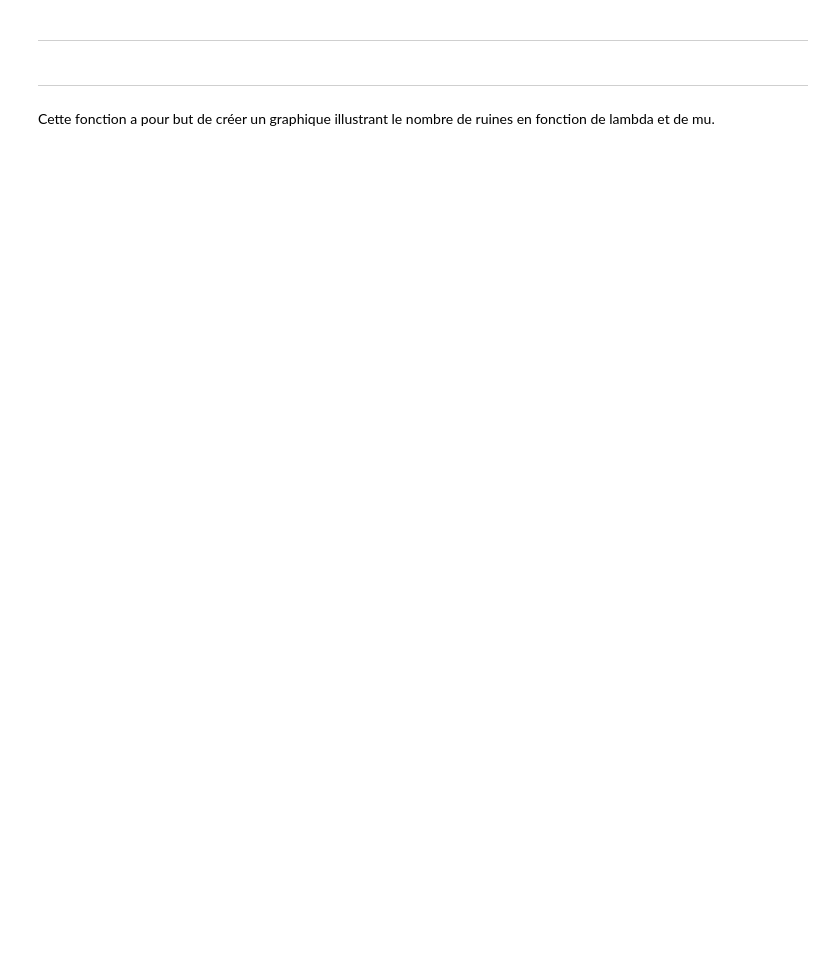
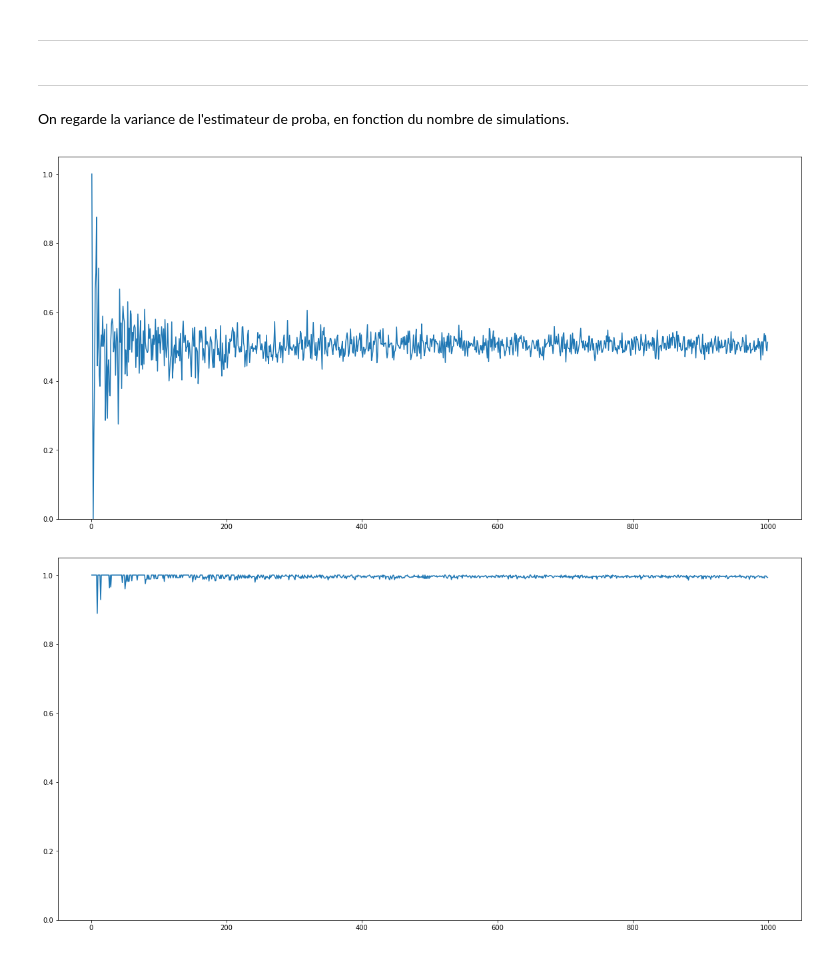
Before and after one commit to Oneway81/Grp-Tra-App, a Jupyter notebook: rendu.ipynb, the cells around one changed output. Cells and saved outputs as stored; diff of their text form; code cells hidden in the pictures; blank space fills up the shorter version.

```diff
--- a/rendu.ipynb
+++ b/rendu.ipynb
@@ -319,5 +185,28 @@ A chaque fois avec des paramètres différents
 _________________________________________________________________________________________________________________________
 # %% [markdown]
 _________________________________________________________________________________________________________________________
-# %% [markdown]
-Cette fonction a pour but de créer un graphique illustrant le nombre de ruines en fonction de lambda et de mu.
+# %% [markdown]
+On regarde la variance de l'estimateur de proba, en fonction du nombre de simulations.
+# %%
+def estimateur_graphe(n,cap, temps, rec, mu,lam):
+    list_ruine = []
+    Abs = []
+
+
+    for i in range(1,n):
+        X = ruine(i,cap,temps,rec,mu,lam)
+        nb_ruine = (X[1])/i
+
+        list_ruine.append(nb_ruine)
+        Abs.append(i)
+
+    axes=plt.gca()
+    axes.set_ylim(0,1.05)
+    plt.plot(Abs,list_ruine)
+    plt.show()
+
+estimateur_graphe(1000,1000,10,80,1,0.005)
+estimateur_graphe(1000,1000,10,80,1,0.0005)
+# %% [output]
+[figure, added]
+[figure, added]
```
Also changed, not shown: parts of 30 cells of this notebook.
